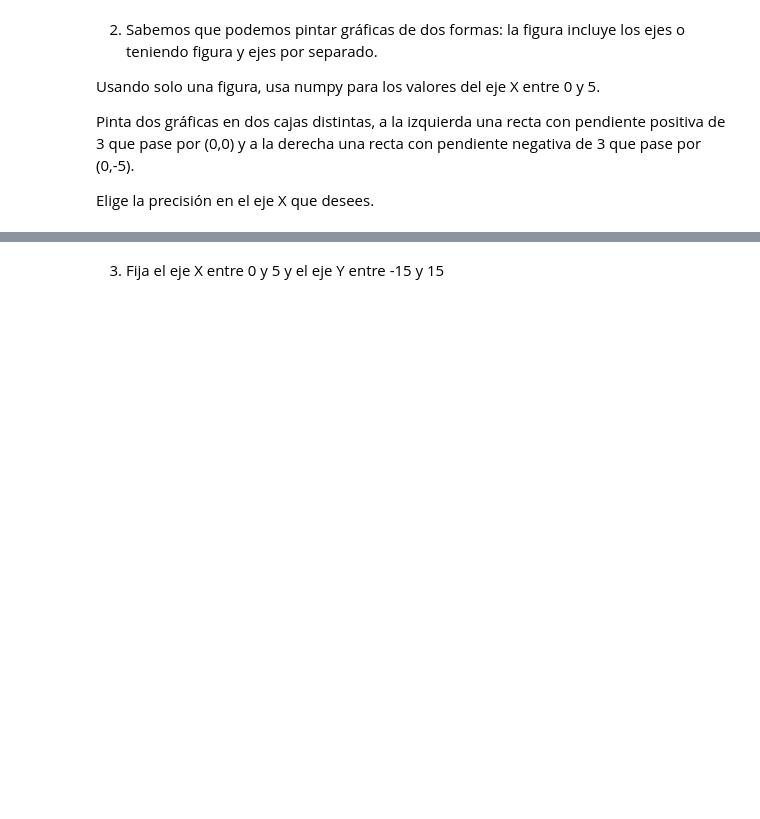
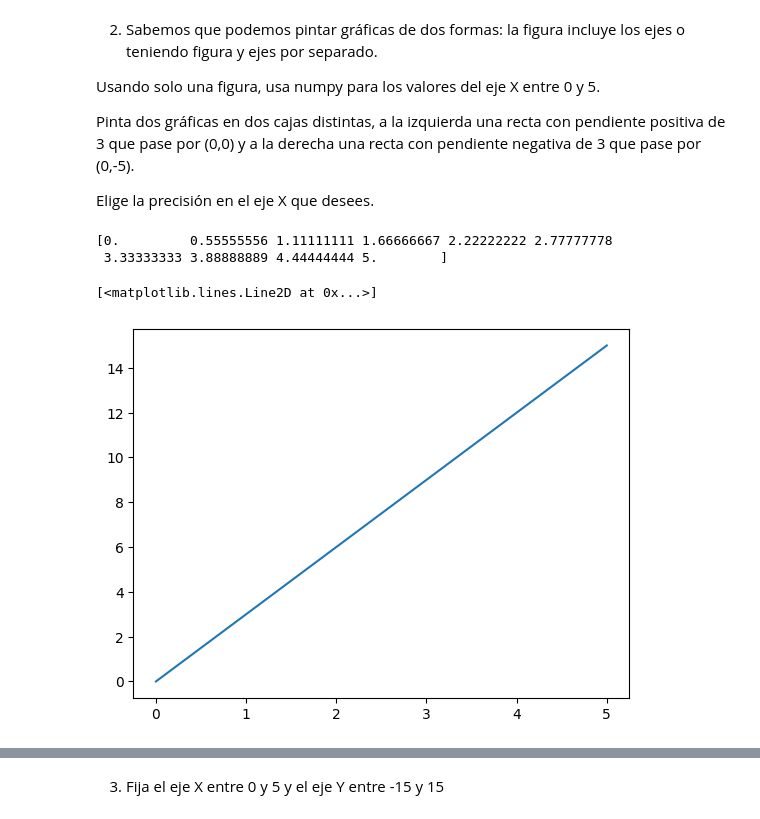
Before and after one commit to MNievas12/2411_dsft_thebridge, a Jupyter notebook: 2-Data-Analysis/4-Visualización/1-Matplotlib/ejercicios/ejercicios_Matplotlib.ipynb, the cells around one changed output, grey strips where cells are left out. Saved outputs shown, nothing was run; the diff lists cells and outputs as text; code cells hidden in the pictures; blank space fills up the shorter version.

```diff
--- a/2-Data-Analysis/4-Visualización/1-Matplotlib/ejercicios/ejercicios_Matplotlib.ipynb
+++ b/2-Data-Analysis/4-Visualización/1-Matplotlib/ejercicios/ejercicios_Matplotlib.ipynb
@@ -12,3 +16,20 @@ Pinta dos gráficas en dos cajas distintas, a la izquierda una recta con pendien
 Elige la precisión en el eje X que desees.
 # %%
 # y = m*x + b
+# %%
+x = np.linspace(0,5, 10)
+print(x)
+# %% [output]
+[0.         0.55555556 1.11111111 1.66666667 2.22222222 2.77777778
+ 3.33333333 3.88888889 4.44444444 5.        ]
+# %%
+# y = m*x + b
+# y = 3 * x + b
+# 0 = 3 * 0 + b
+# b = 0
+y1 = 3 * x
+# %%
+plt.plot(x, y1) # y1 = 3 * x
+# %% [output]
+[<matplotlib.lines.Line2D at 0x...>]
+[figure, added]
```
Also changed, not shown: parts of 6 cells of this notebook.
